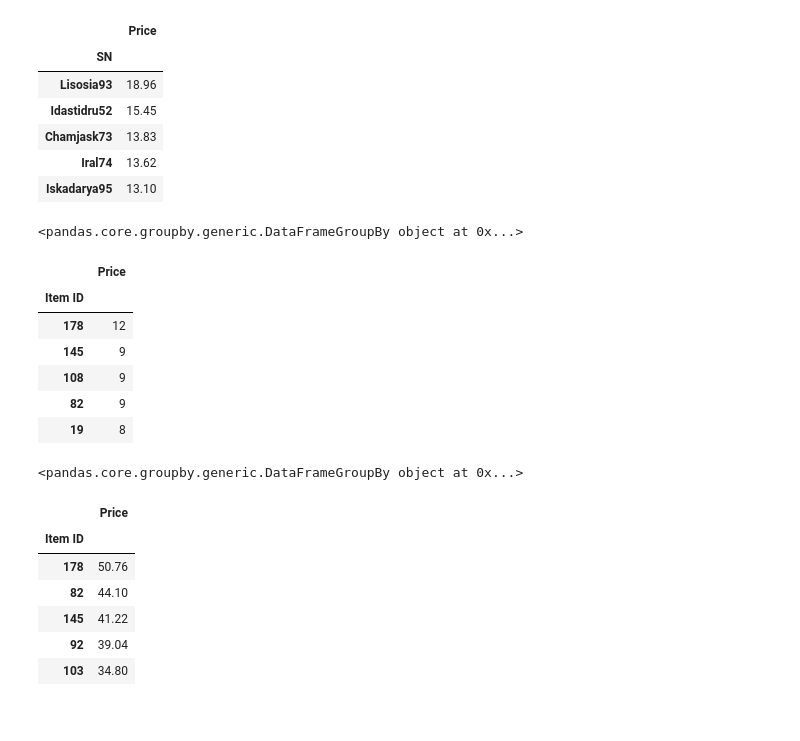
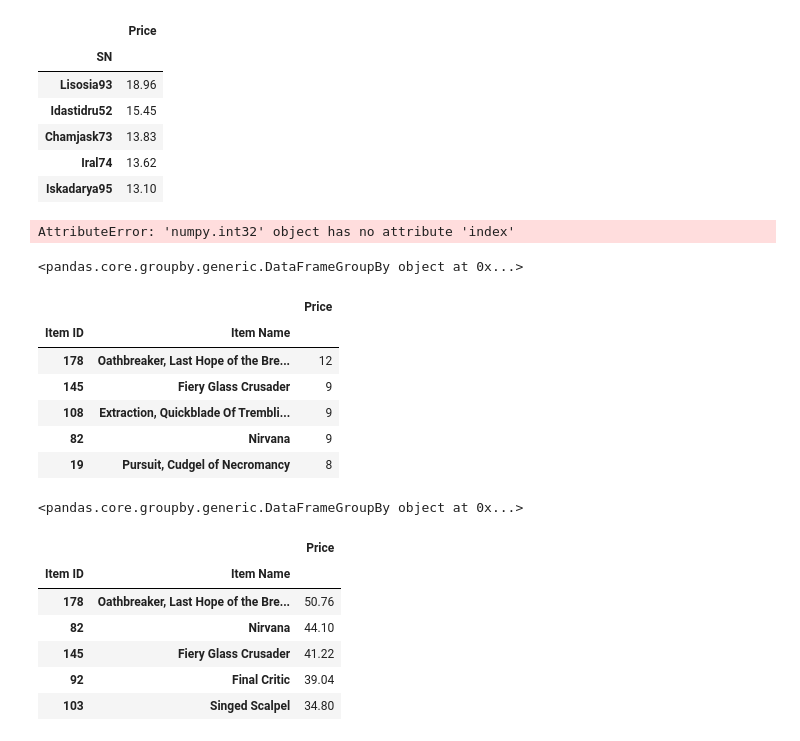
Before and after one commit to tonitiri/Pandas-Challenge, a Jupyter notebook: Heroes_Of_Pymoli.ipynb, the cells around one changed output. Drawn from its saved outputs; the diff is of its cells as text; code cells hidden in the pictures.

```diff
--- a/Heroes_Of_Pymoli.ipynb
+++ b/Heroes_Of_Pymoli.ipynb
@@ -318,31 +322,38 @@ group_SN.sort_values(by=["Price"], ascending=False).head(5)
 | Chamjask73 | 13.83 |
 | Iral74 | 13.62 |
 | Iskadarya95 | 13.10 |
+# %%
+#Top 5 Spenders Table
+group_SN = pd.DataFrame(group_SN, index=group_SN.index)
+group_SN = pd.DataFrame(group_SN [['Price']]).agg(['count','mean'])
+group_SN
+# %% [output]
+AttributeError: 'numpy.int32' object has no attribute 'index'
 # %%
 # Most Popular Items
 # Using GroupBy in order to separate the data into fields according to "Item ID" values
-grouped_ItemID_df = data_file_pd.groupby(['Item ID'])
+grouped_ItemID_df = data_file_pd.groupby(['Item ID','Item Name'])
 
 # The object returned is a "GroupBy" object and cannot be viewed normally...
 print(grouped_ItemID_df)
 
 # In order to be visualized, a data function must be used...
 group_Item = grouped_ItemID_df.count()
 group_Item = group_Item[["Price"]]
 group_Item.sort_values(by=["Price"], ascending=False).head(5)
 # %% [output]
 <pandas.core.groupby.generic.DataFrameGroupBy object at 0x...>
-|  | Price |
-| Item ID |  |
-| 178 | 12 |
-| 145 | 9 |
-| 108 | 9 |
-| 82 | 9 |
-| 19 | 8 |
+|  |  | Price |
+| Item ID | Item Name |  |
+| 178 | Oathbreaker, Last Hope of the Bre... | 12 |
+| 145 | Fiery Glass Crusader | 9 |
+| 108 | Extraction, Quickblade Of Trembli... | 9 |
+| 82 | Nirvana | 9 |
+| 19 | Pursuit, Cudgel of Necromancy | 8 |
 # %%
 # Most Profitable Items
 # Using GroupBy in order to separate the data into fields according to "Item ID" values
-grouped_ItemID_df = data_file_pd.groupby(['Item ID'])
+grouped_ItemID_df = data_file_pd.groupby(['Item ID','Item Name'])
 
 # The object returned is a "GroupBy" object and cannot be viewed normally...
 print(grouped_ItemID_df)
@@ -353,10 +364,10 @@ group_Itemp = group_Itemp[["Price"]]
 group_Itemp.sort_values(by=["Price"], ascending=False).head(5)
 # %% [output]
 <pandas.core.groupby.generic.DataFrameGroupBy object at 0x...>
-|  | Price |
-| Item ID |  |
-| 178 | 50.76 |
-| 82 | 44.10 |
-| 145 | 41.22 |
-| 92 | 39.04 |
-| 103 | 34.80 |
+|  |  | Price |
+| Item ID | Item Name |  |
+| 178 | Oathbreaker, Last Hope of the Bre... | 50.76 |
+| 82 | Nirvana | 44.10 |
+| 145 | Fiery Glass Crusader | 41.22 |
+| 92 | Final Critic | 39.04 |
+| 103 | Singed Scalpel | 34.80 |
```
Also changed, not shown: parts of 3 cells of this notebook.
